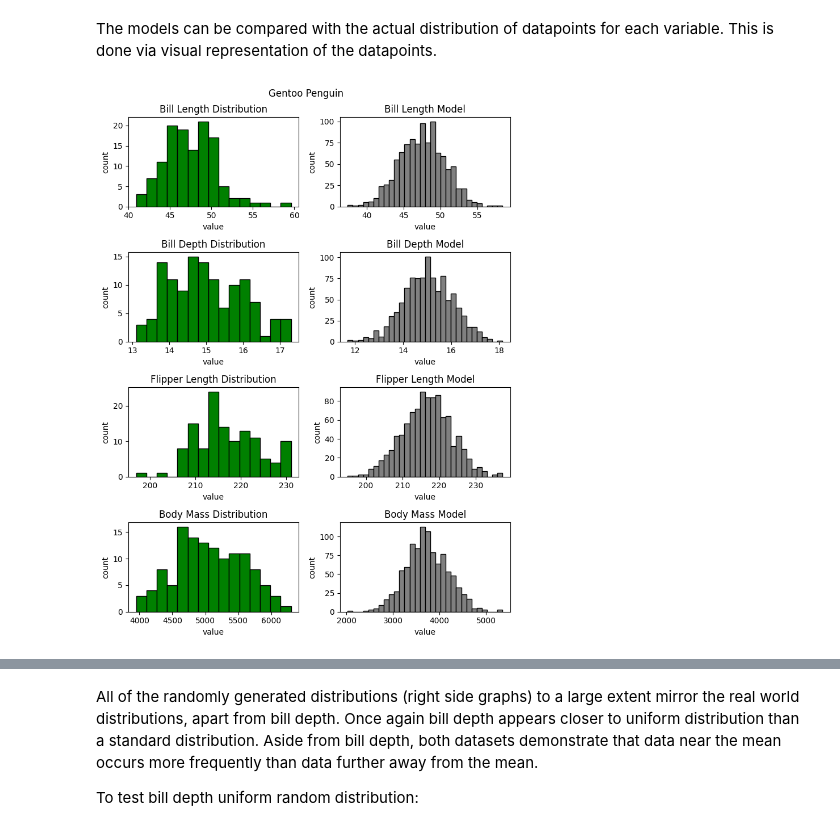
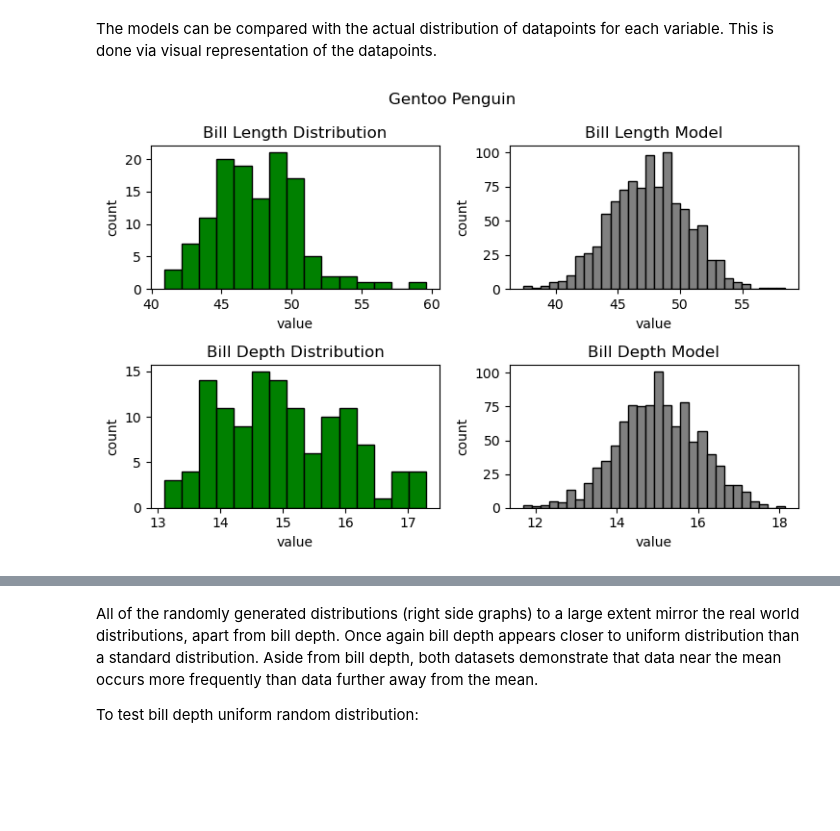
Before and after one commit to humphs078/data_analysis_fundamentals, a Jupyter notebook: tasks.ipynb, the cells around one changed output, grey strips where cells are left out. Drawn from its saved outputs; the diff is of its cells as text; code cells hidden in the pictures; blank space fills up the shorter version.

```diff
--- a/tasks.ipynb
+++ b/tasks.ipynb
@@ -837,37 +893,25 @@ gentoo_body_mass_normal_prob_dist = np.random.normal(gentoo_body_mass_mean, gent
 # %% [markdown]
 The models can be compared with the actual distribution of datapoints for each variable. This is done via visual representation of the datapoints.
 # %%
-plt.rcParams["figure.figsize"] = [7.50, 10]
-plt.rcParams["figure.autolayout"] = True
+# create an empty plot
+fig, ax = plt.subplots(2, 2, figsize=(7.50, 5))
 
-fig, axis = plt.subplots(4, 2)
-axis[0, 0].hist(penguins_copy_gentoo['bill_length_mm'], color = 'green', edgecolor = 'black', bins=15)
-axis[0, 0].set_title("Bill Length Distribution")
-axis[0, 0].set(xlabel='value', ylabel='count')
-axis[0, 1].hist(gentoo_bill_length_normal_prob_dist, color = 'grey', edgecolor = 'black', bins=30)
-axis[0, 1].set_title("Bill Length Model")
-axis[0, 1].set(xlabel='value', ylabel='count')
-axis[1, 0].hist(penguins_copy_gentoo['bill_depth_mm'], color = 'green', edgecolor = 'black', bins=15)
-axis[1, 0].set_title("Bill Depth Distribution")
-axis[1, 0].set(xlabel='value', ylabel='count')
-axis[1, 1].hist(gentoo_bill_depth_normal_prob_dist, color = 'grey', edgecolor = 'black', bins=30)
-axis[1, 1].set_title("Bill Depth Model")
-axis[1, 1].set(xlabel='value', ylabel='count')
-axis[2, 0].hist(penguins_copy_gentoo['flipper_length_mm'], color = 'green', edgecolor = 'black', bins=15)
-axis[2, 0].set_title("Flipper Length Distribution")
-axis[2, 0].set(xlabel='value', ylabel='count')
-axis[2, 1].hist(gentoo_flipper_length_normal_prob_dist, color = 'grey', edgecolor = 'black', bins=30)
-axis[2, 1].set_title("Flipper Length Model")
-axis[2, 1].set(xlabel='value', ylabel='count')
-axis[3, 0].hist(penguins_copy_gentoo['body_mass_g'], color = 'green', edgecolor = 'black', bins=15)
-axis[3, 0].set_title("Body Mass Distribution")
-axis[3, 0].set(xlabel='value', ylabel='count')
-axis[3, 1].hist(chinstrap_body_mass_normal_prob_dist, color = 'grey', edgecolor = 'black', bins=30)
-axis[3, 1].set_title("Body Mass Model")
-axis[3, 1].set(xlabel='value', ylabel='count')
+# plot the results
+ax[0, 0].hist(penguins_copy_gentoo['bill_length_mm'], color = 'green', edgecolor = 'black', bins=15)
+ax[0, 0].set_title("Bill Length Distribution")
+ax[0, 0].set(xlabel='value', ylabel='count')
+ax[0, 1].hist(gentoo_bill_length_normal_prob_dist, color = 'grey', edgecolor = 'black', bins=30)
+ax[0, 1].set_title("Bill Length Model")
+ax[0, 1].set(xlabel='value', ylabel='count')
+ax[1, 0].hist(penguins_copy_gentoo['bill_depth_mm'], color = 'green', edgecolor = 'black', bins=15)
+ax[1, 0].set_title("Bill Depth Distribution")
+ax[1, 0].set(xlabel='value', ylabel='count')
+ax[1, 1].hist(gentoo_bill_depth_normal_prob_dist, color = 'grey', edgecolor = 'black', bins=30)
+ax[1, 1].set_title("Bill Depth Model")
+ax[1, 1].set(xlabel='value', ylabel='count')
 
 plt.suptitle('Gentoo Penguin')
 plt.tight_layout()
 plt.show()
 # %% [output]
-[figure, old version]
+[figure, new version]
```
Also changed, not shown: parts of 62 cells of this notebook.
